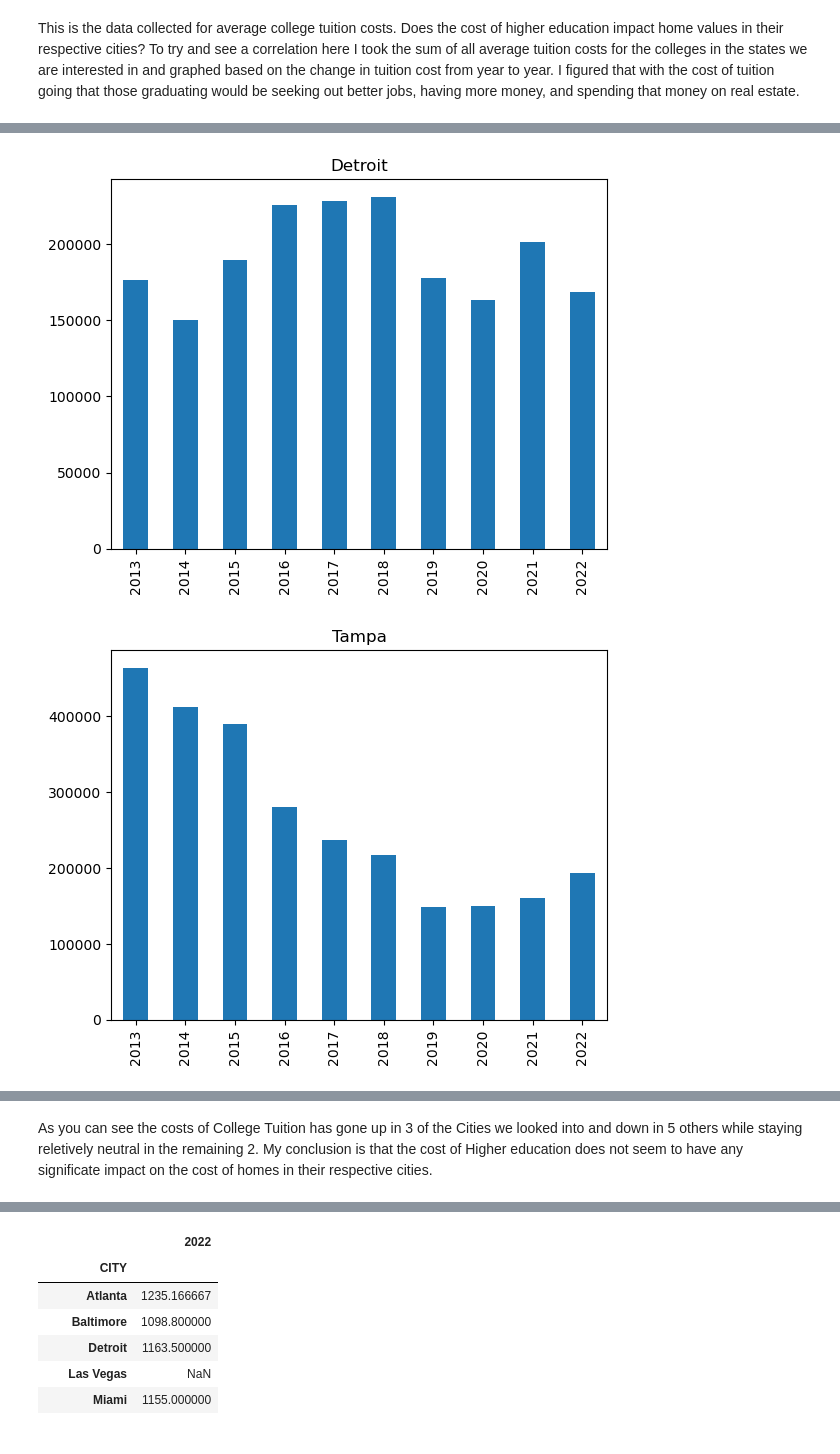
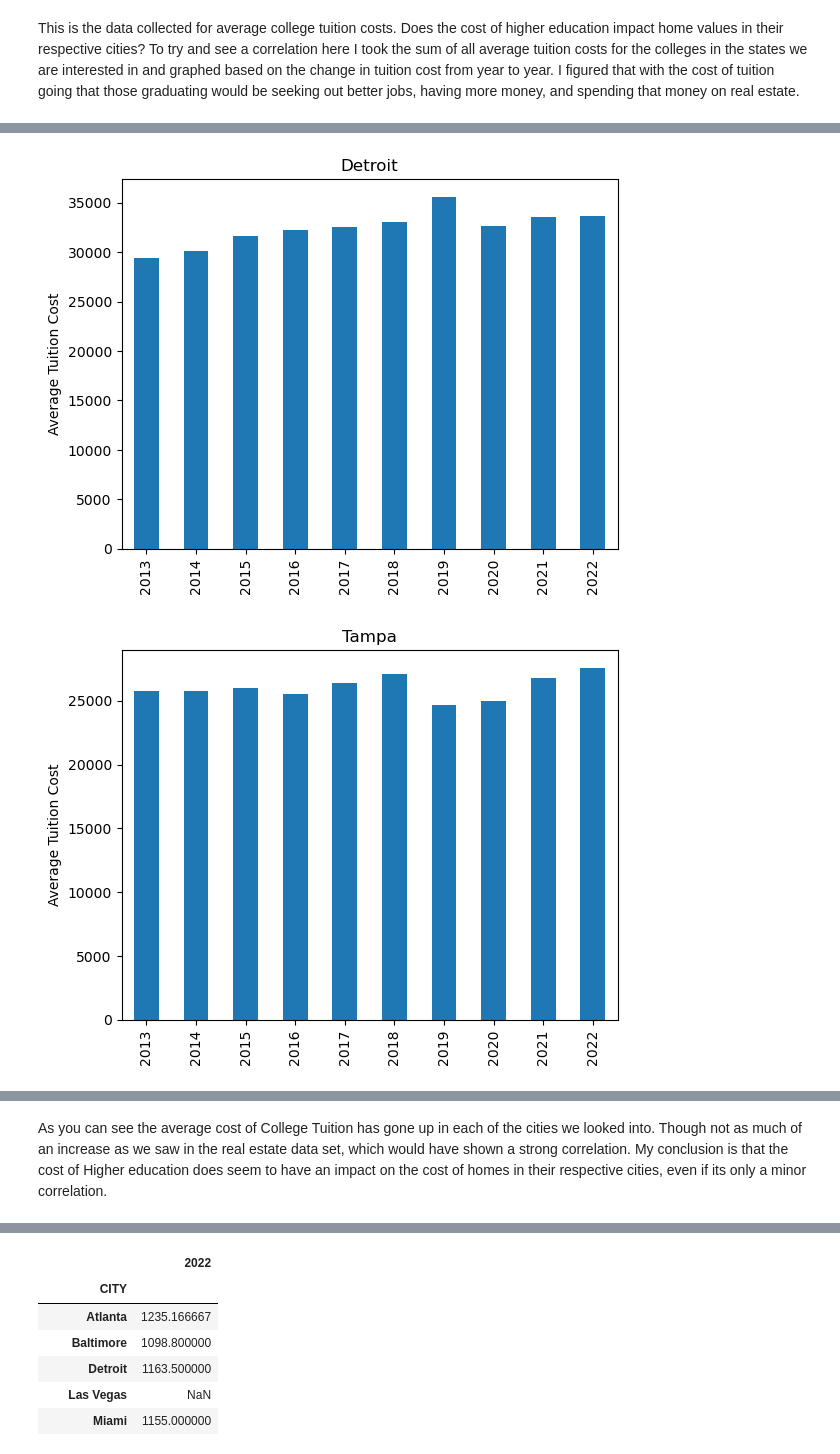
Before and after one commit to MWatkins87/Class_Project_Group_5, a Jupyter notebook: matthew_watkins.ipynb, the cells around one changed output, grey strips where cells are left out. Saved outputs shown, nothing was run; the diff lists cells and outputs as text; code cells hidden in the pictures.

```diff
--- a/matthew_watkins.ipynb
+++ b/matthew_watkins.ipynb
@@ -365,8 +365,8 @@ cf_16_df = college15_16[college15_16.isin(cities).any(axis=1)]
 # removing columns i don't need anymore
 no_instnm_df = cf_16_df[["CITY","COSTT4_A"]]
 
-# so i can have the same metric to measure change and not individual tuition prices I sum()ed the costs for each city
-by_city_16 = no_instnm_df.groupby(["CITY"]).sum()
+# so i can have the same metric to measure change and not individual tuition prices I mean()ed the costs for each city
+by_city_16 = no_instnm_df.groupby(["CITY"]).mean()
 
 # because i want this to be time series i've renamed the avg tuition cost column to year
 by_city_16 = by_city_16.rename(columns={"COSTT4_A":"2016"})
@@ -400,8 +400,8 @@ cf_15_df = college14_15[college14_15.isin(cities).any(axis=1)]
 # removing columns i don't need anymore
 no_instnm_df = cf_15_df[["CITY","COSTT4_A"]]
 
-# so i can have the same metric to measure change and not individual tuition prices I sum()ed the costs for each city
-by_city_15 = no_instnm_df.groupby(["CITY"]).sum()
+# so i can have the same metric to measure change and not individual tuition prices I mean()ed the costs for each city
+by_city_15 = no_instnm_df.groupby(["CITY"]).mean()
 
 # because i want this to be time series i've renamed the avg tuition cost column to year
 by_city_15 = by_city_15.rename(columns={"COSTT4_A":"2015"})
@@ -435,8 +435,8 @@ cf_14_df = college13_14[college13_14.isin(cities).any(axis=1)]
 # removing columns i don't need anymore
 no_instnm_df = cf_14_df[["CITY","COSTT4_A"]]
 
-# so i can have the same metric to measure change and not individual tuition prices I sum()ed the costs for each city
-by_city_14 = no_instnm_df.groupby(["CITY"]).sum()
+# so i can have the same metric to measure change and not individual tuition prices I mean()ed the costs for each city
+by_city_14 = no_instnm_df.groupby(["CITY"]).mean()
 
 # because i want this to be time series i've renamed the avg tuition cost column to year
 by_city_14 = by_city_14.rename(columns={"COSTT4_A":"2014"})
@@ -470,8 +470,8 @@ cf_13_df = college12_13[college12_13.isin(cities).any(axis=1)]
 # removing columns i don't need anymore
 no_instnm_df = cf_13_df[["CITY","COSTT4_A"]]
 
-# so i can have the same metric to measure change and not individual tuition prices I sum()ed the costs for each city
-by_city_13 = no_instnm_df.groupby(["CITY"]).sum()
+# so i can have the same metric to measure change and not individual tuition prices I mean()ed the costs for each city
+by_city_13 = no_instnm_df.groupby(["CITY"]).mean()
 
 # because i want this to be time series i've renamed the avg tuition cost column to year
 by_city_13 = by_city_13.rename(columns={"COSTT4_A":"2013"})
@@ -525,6 +525,6 @@ merged_college_cost.head(10)
 # %%
 # This for loop goes through each city in the cities list we made earlier and plots a bar graph so we can see the change over 10 years
 for city in cities:
-    current_college_city = merged_college_cost[[city]].plot(kind="bar", title=city, legend=False)
+    current_college_city = merged_college_cost[[city]].plot(kind="bar", title=city, legend=False, ylabel='Average Tuition Cost')
     plt.show()
 # %% [output]
@@ -532,2 +532,2 @@ for city in cities:
-[figure, old version]
+[figure, new version]
-[figure, old version]
+[figure, new version]
@@ -541,3 +541,3 @@ for city in cities:
 # %% [markdown]
-As you can see the costs of College Tuition has gone up in 3 of the Cities we looked into and down in 5 others while staying reletively neutral in the remaining 2. My conclusion is that the cost of Higher education does not seem to have any significate impact on the cost of homes in their respective cities.
+As you can see the average cost of College Tuition has gone up in each of the cities we looked into. Though not as much of an increase as we saw in the real estate data set, which would have shown a strong correlation. My conclusion is that the cost of Higher education does seem to have an impact on the cost of homes in their respective cities, even if its only a minor correlation.
 # %% [markdown]
```
Also changed, not shown: parts of 19 cells of this notebook.
